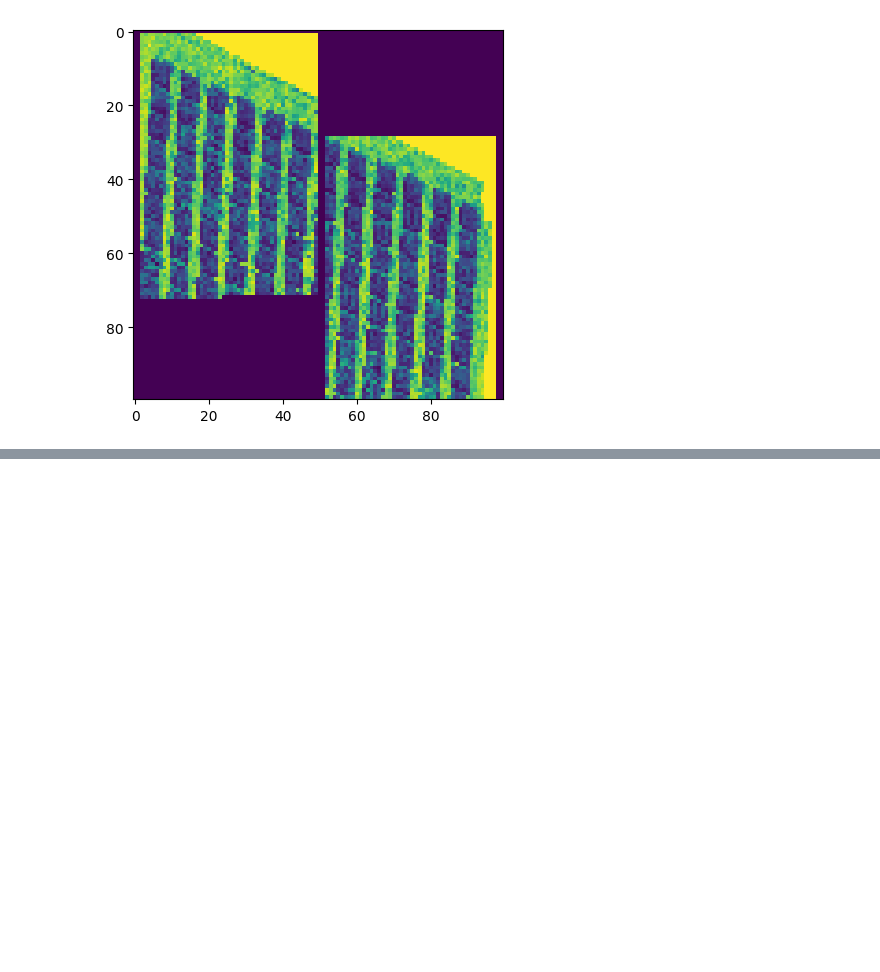
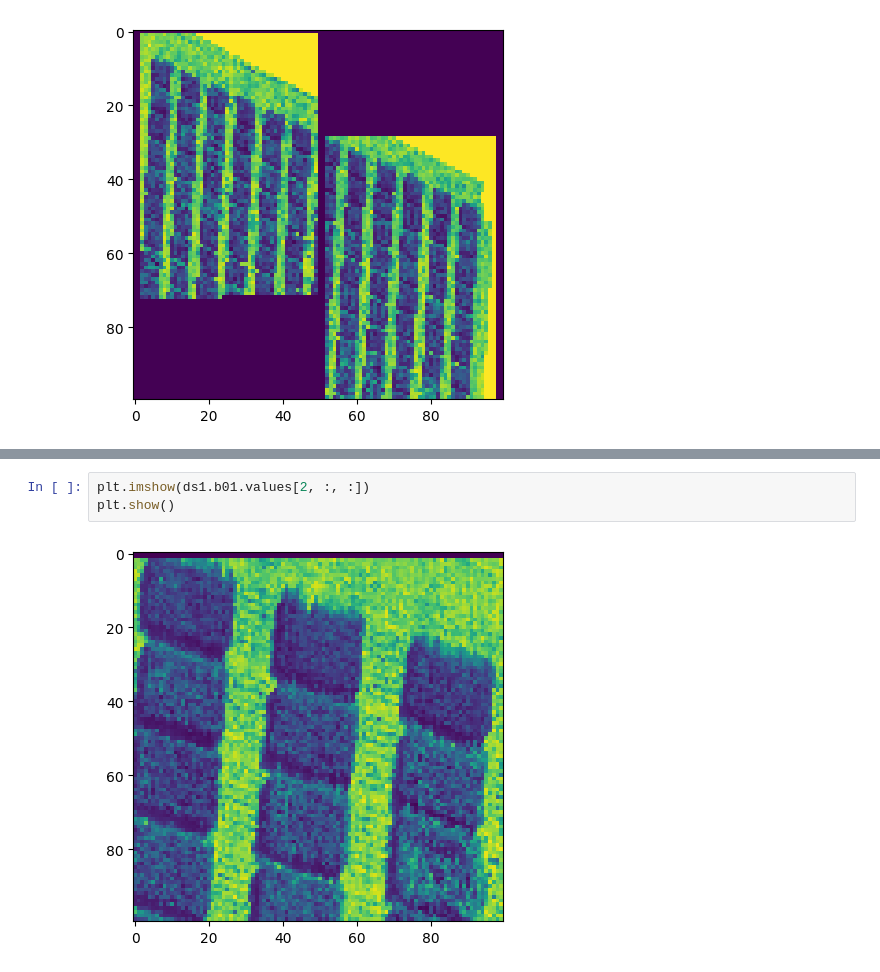
Before and after one commit to aus-plant-phenomics-network/mccn-engine, a Jupyter notebook: raster_load_demo.ipynb, the cells around one changed output, grey strips where cells are left out. Drawn from its saved outputs; the diff is of its cells as text; blank space fills up the shorter version.

```diff
--- a/raster_load_demo.ipynb
+++ b/raster_load_demo.ipynb
@@ -96 +78,6 @@ Data variables:
+# %%
+plt.imshow(ds1.b01.values[2, :, :])
+plt.show()
+# %% [output]
+[figure, added]
 # %%
```
Also changed, not shown: parts of 19 cells of this notebook, 3 other files.
